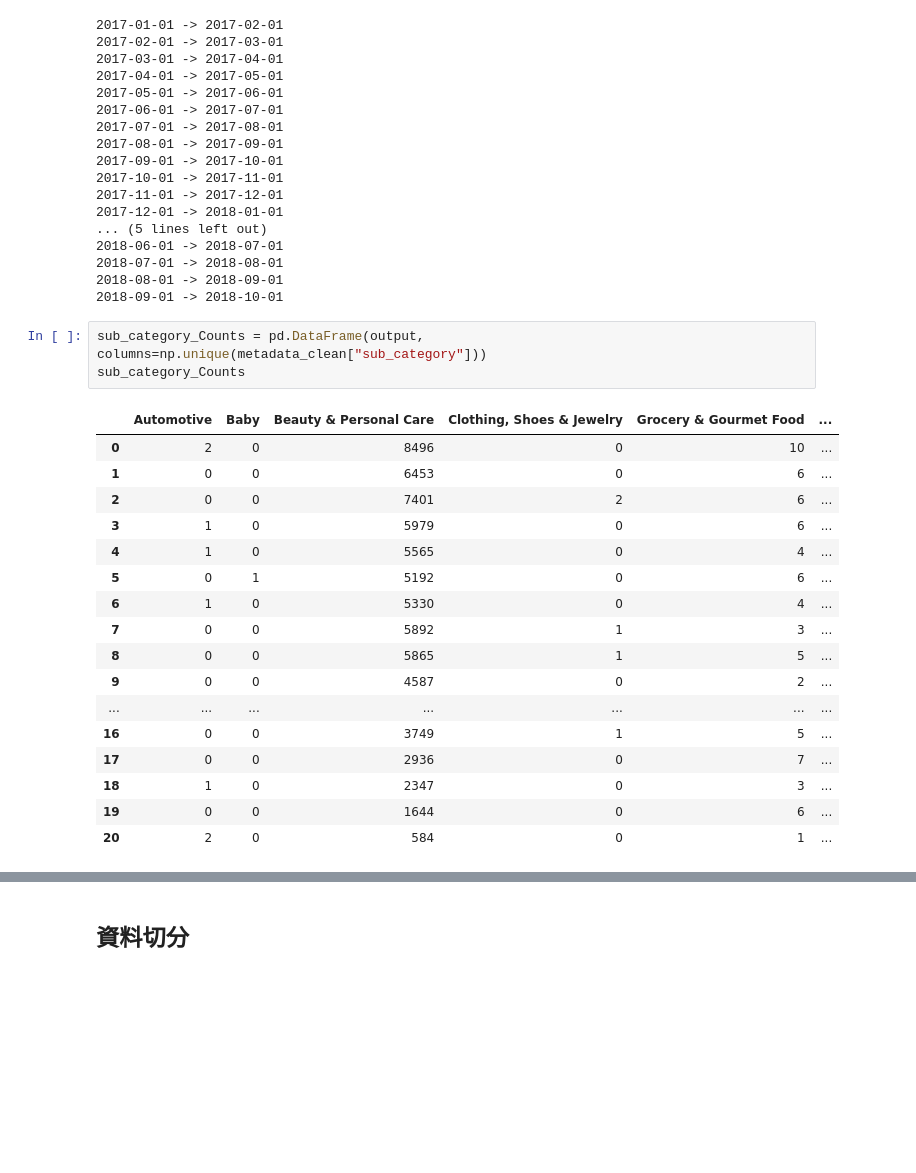
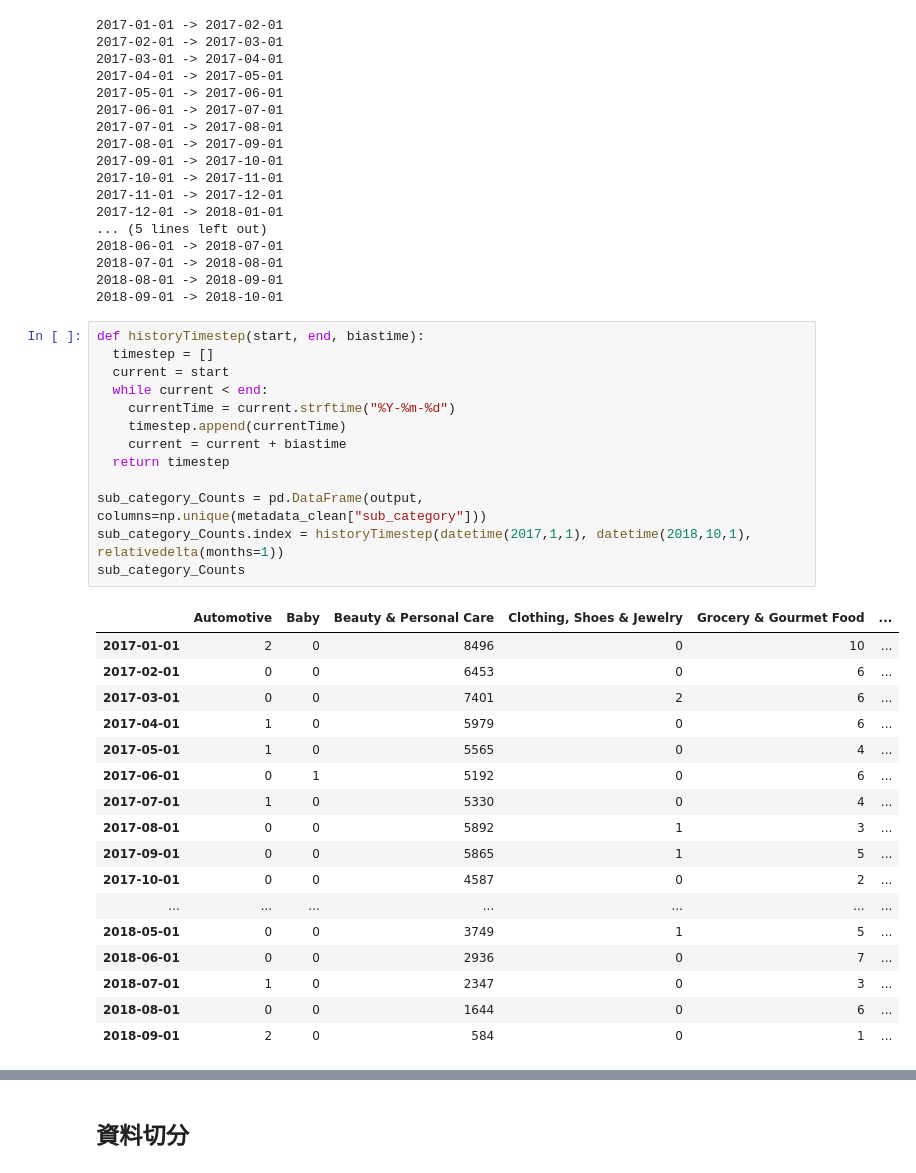
Before and after one commit to RoiWu/data-course-sample, a Jupyter notebook: content_based_filter.ipynb, the cells around one changed output, grey strips where cells are left out. Drawn from its saved outputs; the diff is of its cells as text; blank space fills up the shorter version.

```diff
--- a/content_based_filter.ipynb
+++ b/content_based_filter.ipynb
@@ -228,25 +228,35 @@ output =
 2018-07-01 -> 2018-08-01
 2018-08-01 -> 2018-09-01
 2018-09-01 -> 2018-10-01
-# %%
-sub_category_Counts = pd.DataFrame(output, columns=np.unique(metadata_clean["sub_category"]))
-sub_category_Counts
-# %% [output]
-|  | Automotive | Baby | Beauty & Personal Care | Clothing, Shoes & Jewelry | Grocery & Gourmet Food | ... |
-| 0 | 2 | 0 | 8496 | 0 | 10 | ... |
-| 1 | 0 | 0 | 6453 | 0 | 6 | ... |
-| 2 | 0 | 0 | 7401 | 2 | 6 | ... |
-| 3 | 1 | 0 | 5979 | 0 | 6 | ... |
-| 4 | 1 | 0 | 5565 | 0 | 4 | ... |
-| 5 | 0 | 1 | 5192 | 0 | 6 | ... |
-| 6 | 1 | 0 | 5330 | 0 | 4 | ... |
-| 7 | 0 | 0 | 5892 | 1 | 3 | ... |
-| 8 | 0 | 0 | 5865 | 1 | 5 | ... |
-| 9 | 0 | 0 | 4587 | 0 | 2 | ... |
-| ... | ... | ... | ... | ... | ... | ... |
-| 16 | 0 | 0 | 3749 | 1 | 5 | ... |
-| 17 | 0 | 0 | 2936 | 0 | 7 | ... |
-| 18 | 1 | 0 | 2347 | 0 | 3 | ... |
-| 19 | 0 | 0 | 1644 | 0 | 6 | ... |
-| 20 | 2 | 0 | 584 | 0 | 1 | ... |
+# %%
+def historyTimestep(start, end, biastime):
+  timestep = []
+  current = start
+  while current < end:
+    currentTime = current.strftime("%Y-%m-%d")
+    timestep.append(currentTime)
+    current = current + biastime
+  return timestep
+
+sub_category_Counts = pd.DataFrame(output, columns=np.unique(metadata_clean["sub_category"]))
+sub_category_Counts.index = historyTimestep(datetime(2017,1,1), datetime(2018,10,1), relativedelta(months=1))
+sub_category_Counts
+# %% [output]
+|  | Automotive | Baby | Beauty & Personal Care | Clothing, Shoes & Jewelry | Grocery & Gourmet Food | ... |
+| 2017-01-01 | 2 | 0 | 8496 | 0 | 10 | ... |
+| 2017-02-01 | 0 | 0 | 6453 | 0 | 6 | ... |
+| 2017-03-01 | 0 | 0 | 7401 | 2 | 6 | ... |
+| 2017-04-01 | 1 | 0 | 5979 | 0 | 6 | ... |
+| 2017-05-01 | 1 | 0 | 5565 | 0 | 4 | ... |
+| 2017-06-01 | 0 | 1 | 5192 | 0 | 6 | ... |
+| 2017-07-01 | 1 | 0 | 5330 | 0 | 4 | ... |
+| 2017-08-01 | 0 | 0 | 5892 | 1 | 3 | ... |
+| 2017-09-01 | 0 | 0 | 5865 | 1 | 5 | ... |
+| 2017-10-01 | 0 | 0 | 4587 | 0 | 2 | ... |
+| ... | ... | ... | ... | ... | ... | ... |
+| 2018-05-01 | 0 | 0 | 3749 | 1 | 5 | ... |
+| 2018-06-01 | 0 | 0 | 2936 | 0 | 7 | ... |
+| 2018-07-01 | 1 | 0 | 2347 | 0 | 3 | ... |
+| 2018-08-01 | 0 | 0 | 1644 | 0 | 6 | ... |
+| 2018-09-01 | 2 | 0 | 584 | 0 | 1 | ... |
 # %%
```
Also changed, not shown: parts of 1 cell of this notebook.
